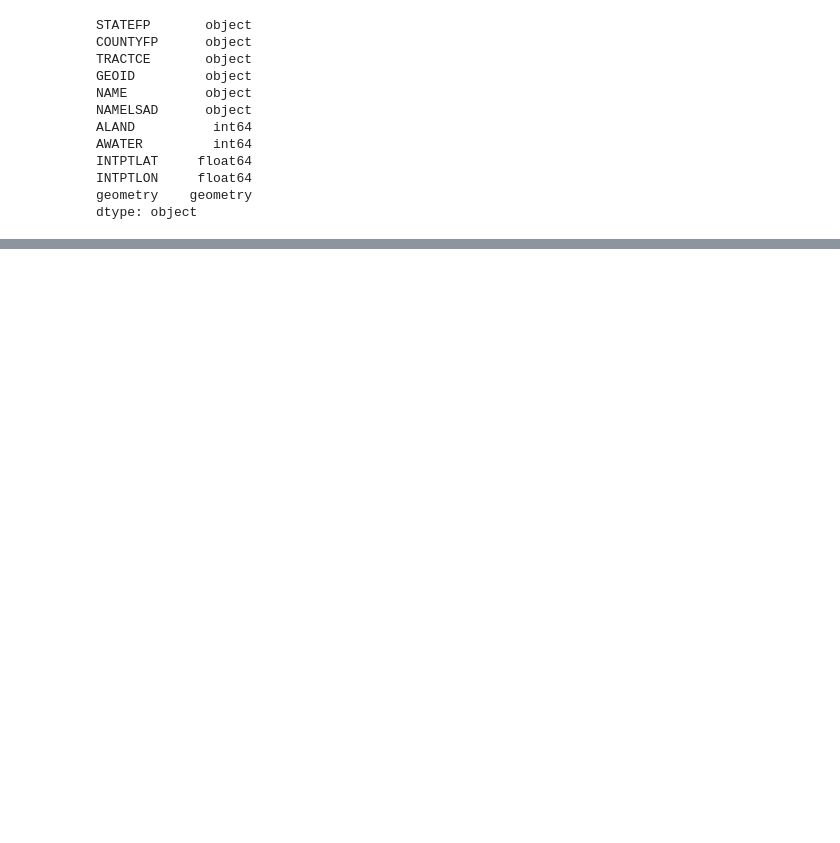
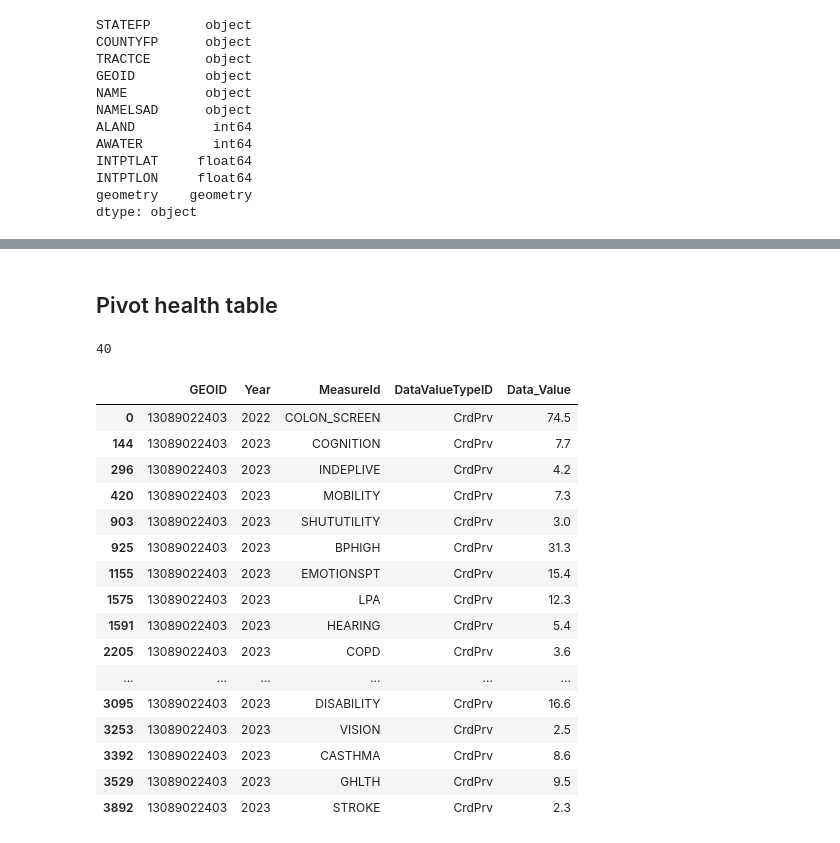
Before and after one commit to Medha-Subramaniyan/hoop-deserts-atl, a Jupyter notebook: notebooks/loading.ipynb, the cells around one changed output, grey strips where cells are left out. Drawn from its saved outputs; the diff is of its cells as text; code cells hidden in the pictures; blank space fills up the shorter version.

```diff
--- a/notebooks/loading.ipynb
+++ b/notebooks/loading.ipynb
@@ -286,28 +289,35 @@ INTPTLON     float64
 geometry    geometry
 dtype: object
 # %%
-# --- census: dtype cleanup ---
-census.columns.name = None   # read_json left the header row's index name attached
-
 # Identifiers stay strings — leading zeros are meaningful ('089', not 89).
-# These must survive intact: they build the GEOID that joins to every other table.
 id_cols = ['state', 'county', 'tract']
 census[id_cols] = census[id_cols].astype('string')
 census['NAME'] = census['NAME'].astype('string')
+# Using .astype(str) or .astype('str') converts missing values into the literal text string 'nan',
+# while .astype('string') preserves them as true missing values (<NA>)
 
-# Everything else is a count or dollar amount. Named by exclusion, never by
-# select_dtypes() — at load time the ID columns are 'object' too, so
-# select_dtypes would sweep them in and destroy the zero padding.
-numerics = [c for c in census.columns if c not in id_cols + ['NAME', 'GEOID']]
+
+# Everything else is a count or dollar amount
+numerics = []
+for col in census.columns:
+    if col not in id_cols + ['NAME', 'GEOID']:
+        numerics.append(col)
+#if the  column is not in ['state', 'county', 'tract', 'NAME', 'GEOID'] add it to the numeric column
+
 census[numerics] = census[numerics].apply(pd.to_numeric, errors='coerce')
+
 
 # The Census API encodes "no estimate available" as -666666666, not null.
 # pd.to_numeric parses those into valid negative numbers, so mask them
-# explicitly. Safe to key on <0: dollars and headcounts are never negative.
 census[numerics] = census[numerics].mask(census[numerics] < 0)
+#.mask() says "Wherever the condition is True, replace the value with NaN."
 
 census['GEOID'] = census['state'] + census['county'] + census['tract']
 
 assert census['GEOID'].str.len().eq(11).all(), "GEOID must be 11 chars"
+#  statement is used to test conditions in your code. If the condition evaluates to True, the code continues running.
+# If it evaluates to False, Python raises an AssertionError and halts execution.
+# .eq() means equals, so if str.len() equals 11
+#.all() returns True if all values we are checking result to true
 census[numerics].isna().sum()
 # %% [output]
@@ -321,9 +332,6 @@ pop_hispanic_or_latino      0
 total_population            0
 dtype: int64
 # %%
-# --- health: dtype cleanup ---
-health = health.copy()
-
 # LocationID arrives as int64 (13089022403) but tracts.GEOID is a string.
 # Merging across that type mismatch returns ZERO rows and raises no error.
 health['GEOID'] = health['LocationID'].astype(str).str.zfill(11)
@@ -334,11 +342,19 @@ health['TotalPopulation'] = pd.to_numeric(
     health['TotalPopulation'].astype(str).str.replace(',', '', regex=False),
     errors='coerce',
 )
+health['TotalPop18plus'] = pd.to_numeric(
+    health['TotalPop18plus'].astype(str).str.replace(',', '', regex=False),
+    errors='coerce',
+)
+
+#both are 100% null
+health.drop(columns=['Data_Value_Footnote_Symbol', 'Data_Value_Footnote'], inplace=True)
 
 # Low-cardinality repeated strings -> category (40 measures across 21k rows).
 for col in ['StateAbbr', 'CountyName', 'MeasureId', 'Category', 'Measure', 'DataValueTypeID']:
     health[col] = health[col].astype('category')
 
 assert health['GEOID'].str.len().eq(11).all()
-health[['GEOID', 'CountyFIPS', 'TotalPopulation', 'MeasureId']].dtypes
+health[['GEOID', 'CountyFIPS', 'TotalPopulation', 'MeasureId', 'TotalPop18plus']].dtypes
+health.isna().sum()
 # %% [output]
@@ -367,0 +475,25 @@ dtype: int64
+# %% [markdown]
+## Pivot health table
+# %%
+one = health[health['GEOID'] == '13089022403']
+print(len(one))
+one[['GEOID', 'Year', 'MeasureId', 'DataValueTypeID', 'Data_Value']].head(20)
+# %% [output]
+40
+|  | GEOID | Year | MeasureId | DataValueTypeID | Data_Value |
+| 0 | 13089022403 | 2022 | COLON_SCREEN | CrdPrv | 74.5 |
+| 144 | 13089022403 | 2023 | COGNITION | CrdPrv | 7.7 |
+| 296 | 13089022403 | 2023 | INDEPLIVE | CrdPrv | 4.2 |
+| 420 | 13089022403 | 2023 | MOBILITY | CrdPrv | 7.3 |
+| 903 | 13089022403 | 2023 | SHUTUTILITY | CrdPrv | 3.0 |
+| 925 | 13089022403 | 2023 | BPHIGH | CrdPrv | 31.3 |
+| 1155 | 13089022403 | 2023 | EMOTIONSPT | CrdPrv | 15.4 |
+| 1575 | 13089022403 | 2023 | LPA | CrdPrv | 12.3 |
+| 1591 | 13089022403 | 2023 | HEARING | CrdPrv | 5.4 |
+| 2205 | 13089022403 | 2023 | COPD | CrdPrv | 3.6 |
+| ... | ... | ... | ... | ... | ... |
+| 3095 | 13089022403 | 2023 | DISABILITY | CrdPrv | 16.6 |
+| 3253 | 13089022403 | 2023 | VISION | CrdPrv | 2.5 |
+| 3392 | 13089022403 | 2023 | CASTHMA | CrdPrv | 8.6 |
+| 3529 | 13089022403 | 2023 | GHLTH | CrdPrv | 9.5 |
+| 3892 | 13089022403 | 2023 | STROKE | CrdPrv | 2.3 |
```
Also changed, not shown: parts of 21 cells of this notebook, 2 other files.
